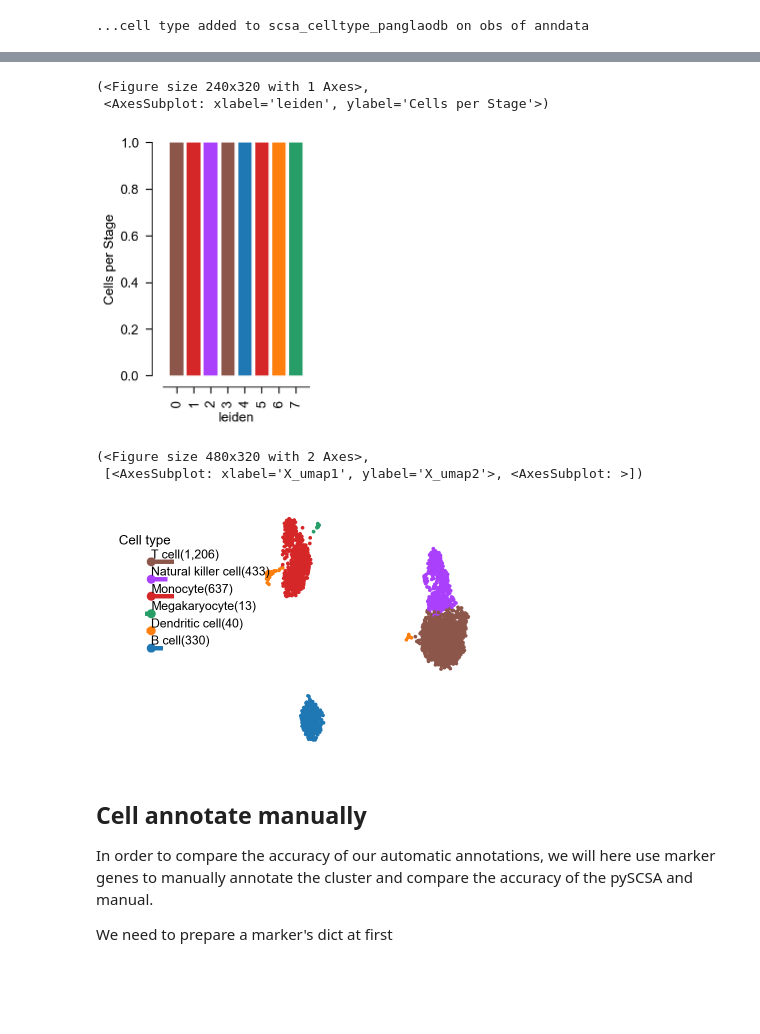
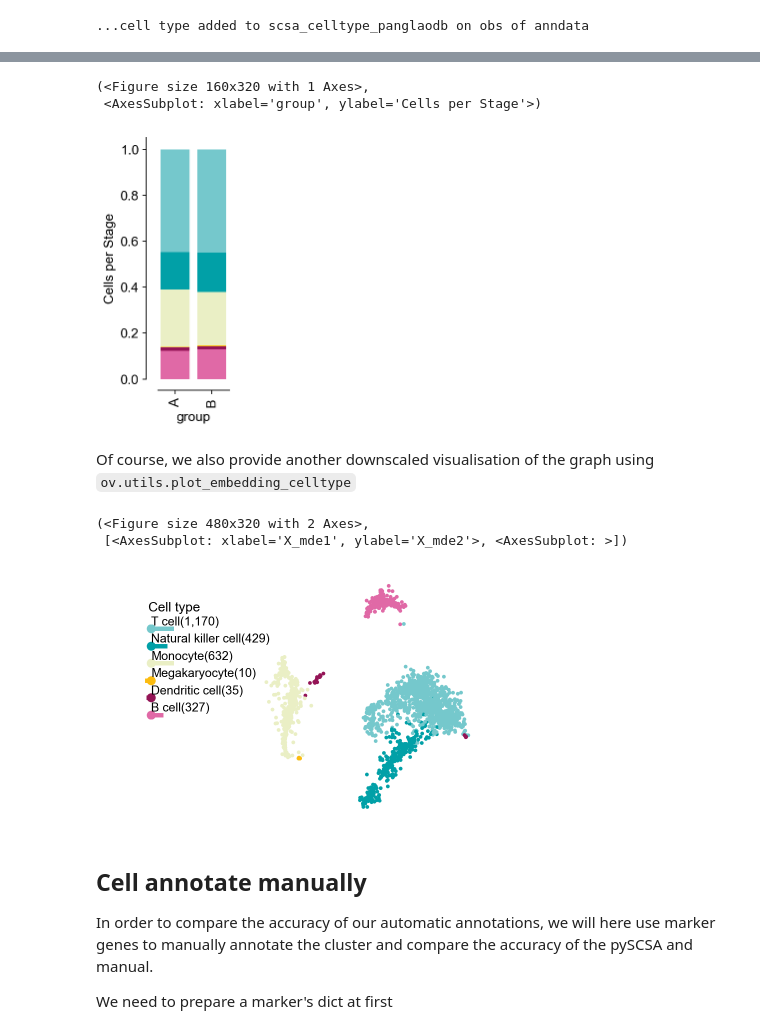
Before and after one commit to Starlitnightly/omicverse, a Jupyter notebook: omicverse_guide/docs/Tutorials-single/t_cellanno.ipynb, the cells around one changed output, grey strips where cells are left out. Cells and saved outputs as stored; diff of their text form; code cells hidden in the pictures; blank space fills up the shorter version.

```diff
--- a/omicverse_guide/docs/Tutorials-single/t_cellanno.ipynb
+++ b/omicverse_guide/docs/Tutorials-single/t_cellanno.ipynb
@@ -47,4 +56,30 @@ Here, we use `ov.single.scanpy_lazy` to preprocess the raw data of scRNA-seq, it
 # %%
-adata=ov.single.scanpy_lazy(adata)
+#adata=ov.single.scanpy_lazy(adata)
+
+#quantity control
+adata=ov.pp.qc(adata,
+              tresh={'mito_perc': 0.05, 'nUMIs': 500, 'detected_genes': 250})
+#normalize and high variable genes (HVGs) calculated
+adata=ov.pp.preprocess(adata,mode='shiftlog|pearson',n_HVGs=2000,)
+
+#save the whole genes and filter the non-HVGs
+adata.raw = adata
+adata = adata[:, adata.var.highly_variable_features]
+
+#scale the adata.X
+ov.pp.scale(adata)
+
+#Dimensionality Reduction
+ov.pp.pca(adata,layer='scaled',n_pcs=50)
+
+#Neighbourhood graph construction
+sc.pp.neighbors(adata, n_neighbors=15, n_pcs=50,
+               use_rep='scaled|original|X_pca')
+
+#clusters
+sc.tl.leiden(adata)
+
+#Dimensionality Reduction for visualization(X_mde=X_umap+GPU)
+adata.obsm["X_mde"] = ov.utils.mde(adata.obsm["scaled|original|X_pca"])
 adata
 # %% [output]
@@ -194,0 +251,11 @@ sc.pl.umap(adata, color=['leiden','scsa_celltype_cellmarker','scsa_celltype_pang
+# %%
+#Randomly designate the first 1000 cells as group B and the rest as group A
+adata.obs['group']='A'
+adata.obs.loc[adata.obs.index[:1000],'group']='B'
+#Colored
+ov.utils.embedding(adata,
+                   basis='X_mde',
+                   color=['group'],
+                   frameon='small',legend_fontoutline=2,
+                   palette=ov.utils.red_color,
+                  )
@@ -195,20 +264,23 @@ sc.pl.umap(adata, color=['leiden','scsa_celltype_cellmarker','scsa_celltype_pang
 # %%
 ov.utils.plot_cellproportion(adata=adata,celltype_clusters='scsa_celltype_cellmarker',
-                    visual_clusters='leiden',
-                    visual_name='leiden',figsize=(3,4))
+                    visual_clusters='group',
+                    visual_name='group',figsize=(2,4))
 # %% [output]
-(<Figure size 240x320 with 1 Axes>,
- <AxesSubplot: xlabel='leiden', ylabel='Cells per Stage'>)
+(<Figure size 160x320 with 1 Axes>,
+ <AxesSubplot: xlabel='group', ylabel='Cells per Stage'>)
-[figure, old version]
+[figure, new version]
+# %% [markdown]
+Of course, we also provide another downscaled visualisation of the graph using `ov.utils.plot_embedding_celltype`
 # %%
-ov.utils.plot_embedding_celltype(adata,figsize=None,basis='X_umap',
-                            celltype_key='scsa_celltype_cellmarker',title='    Cell type',
+ov.utils.plot_embedding_celltype(adata,figsize=None,basis='X_mde',
+                            celltype_key='scsa_celltype_cellmarker',
+                            title='            Cell type',
                             celltype_range=(2,6),
                             embedding_range=(4,10),)
 # %% [output]
 (<Figure size 480x320 with 2 Axes>,
- [<AxesSubplot: xlabel='X_umap1', ylabel='X_umap2'>, <AxesSubplot: >])
+ [<AxesSubplot: xlabel='X_mde1', ylabel='X_mde2'>, <AxesSubplot: >])
-[figure, old version]
+[figure, new version]
 # %% [markdown]
 ## Cell annotate manually
 
```
Also changed, not shown: parts of 17 cells of this notebook, 1 other file.
